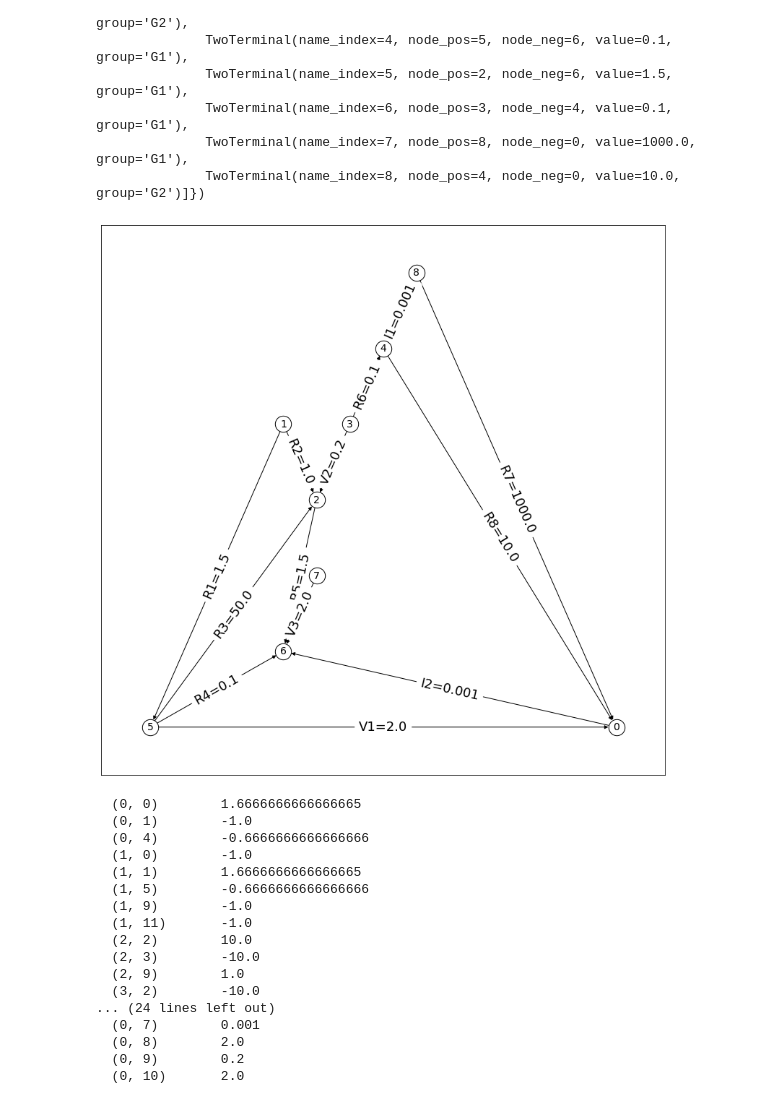
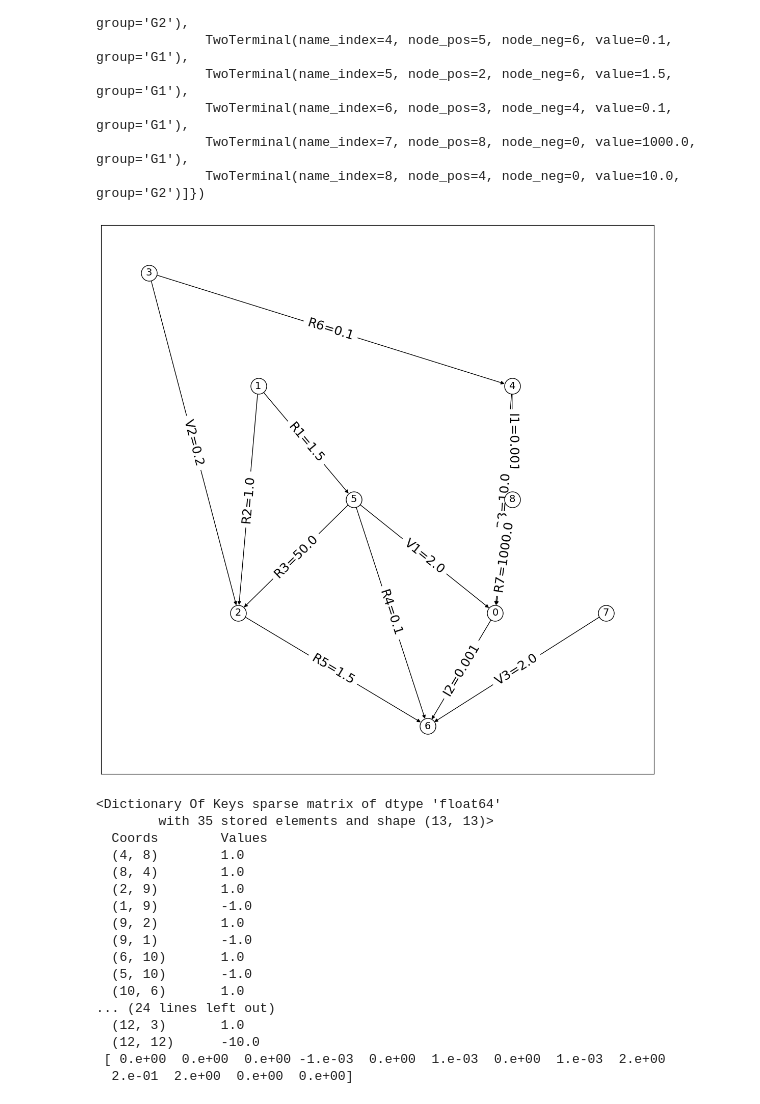
Before and after one commit to grantyuc/CircuitSimulation, a Jupyter notebook: CircuitSimulation.ipynb, the cells around one changed output. Cells and saved outputs as stored; diff of their text form; code cells hidden in the pictures.

Commit message:
*) Build sparse matrix via Dictionary Of Keys (dok_matrix)

```diff
--- a/CircuitSimulation.ipynb
+++ b/CircuitSimulation.ipynb
@@ -141,36 +141,36 @@ defaultdict(list,
 # %%
 # Efforts to visualize the circuit
 import networkx as nx
 import matplotlib.pyplot as plt
 
 graph = nx.DiGraph()
 for type in elemlst.keys():
     if type not in twoTerminalTypes:
         continue
     for elem in elemlst[type]:
         name = type + str(elem.name_index) + "=" + str(elem.value)
         graph.add_edge(elem.node_pos, elem.node_neg, label=name)
 
 options = {
     "node_size": 500,
     "node_color": "white",
     "edgecolors": "black",
     "font_size": 14,
 }
 
-pos = nx.planar_layout(graph)
-# pos = nx.nx_pydot.pydot_layout(graph, 'dot')
+# pos = nx.planar_layout(graph)
+pos = nx.nx_pydot.pydot_layout(graph, 'dot')
 labels = {x[:2]: graph.get_edge_data(*x)['label']  for x in graph.edges}
 
 plt.figure(figsize=(14,14))
 _ = nx.draw_networkx(graph, pos, **options)
 _ = nx.draw_networkx_edge_labels(graph, pos, labels, font_size=18)
 # %% [output]
-[figure, old version]
+[figure, new version]
 # %%
 # MNA Element Stamping
 import numpy as np
-import scipy as sp
+from scipy import sparse
 
 group2_count = 0
 nodes = set()
@@ -193,8 +193,8 @@ nodes_count = len(nodes)
 matrix_size_n = matrix_size_m = group2_count + nodes_count
 
 # Element Stamping
-A = np.zeros((matrix_size_n, matrix_size_m))
-rhs = np.zeros((matrix_size_n, 1))
+A = sparse.dok_matrix((matrix_size_n, matrix_size_m))
+rhs = np.zeros((matrix_size_n))
 current_index = nodes_count
 
 for type in elemlst.keys():
@@ -210,7 +210,7 @@ for type in elemlst.keys():
                 A[node_neg, current_index] += -1
                 A[current_index, node_pos] += 1
                 A[current_index, node_neg] += -1
-                rhs[current_index, 0] += value
+                rhs[current_index] += value
 
                 current_index += 1
 
@@ -222,13 +222,13 @@ for type in elemlst.keys():
                 group = elem.group
 
                 if group == "G1":
-                    rhs[node_pos, 0] += -value
-                    rhs[node_neg, 0] += value
+                    rhs[node_pos] += -value
+                    rhs[node_neg] += value
                 elif group == "G2":
                     A[node_pos, current_index] += 1
                     A[node_neg, current_index] += -1
                     A[current_index, current_index] += 1
-                    rhs[current_index, 0] += value
+                    rhs[current_index] += value
 
                     current_index += 1
                 else:
@@ -272,24 +272,24 @@ for type in elemlst.keys():
 
 # remove ground node
 A = A[1:, 1:]
-rhs = rhs[1:, 0]
+rhs = rhs[1:]
 
-print(sp.sparse.coo_matrix(A), sp.sparse.coo_matrix(rhs))
+print(A, '\n', rhs)
 # %% [output]
-  (0, 0)        1.6666666666666665
-  (0, 1)        -1.0
-  (0, 4)        -0.6666666666666666
-  (1, 0)        -1.0
-  (1, 1)        1.6666666666666665
-  (1, 5)        -0.6666666666666666
+<Dictionary Of Keys sparse matrix of dtype 'float64'
+        with 35 stored elements and shape (13, 13)>
+  Coords        Values
+  (4, 8)        1.0
+  (8, 4)        1.0
+  (2, 9)        1.0
   (1, 9)        -1.0
-  (1, 11)       -1.0
-  (2, 2)        10.0
-  (2, 3)        -10.0
-  (2, 9)        1.0
-  (3, 2)        -10.0
+  (9, 2)        1.0
+  (9, 1)        -1.0
+  (6, 10)       1.0
+  (5, 10)       -1.0
+  (10, 6)       1.0
 ... (24 lines left out)
-  (0, 7)        0.001
-  (0, 8)        2.0
-  (0, 9)        0.2
-  (0, 10)       2.0
+  (12, 3)       1.0
+  (12, 12)      -10.0
+ [ 0.e+00  0.e+00  0.e+00 -1.e-03  0.e+00  1.e-03  0.e+00  1.e-03  2.e+00
+  2.e-01  2.e+00  0.e+00  0.e+00]
```
